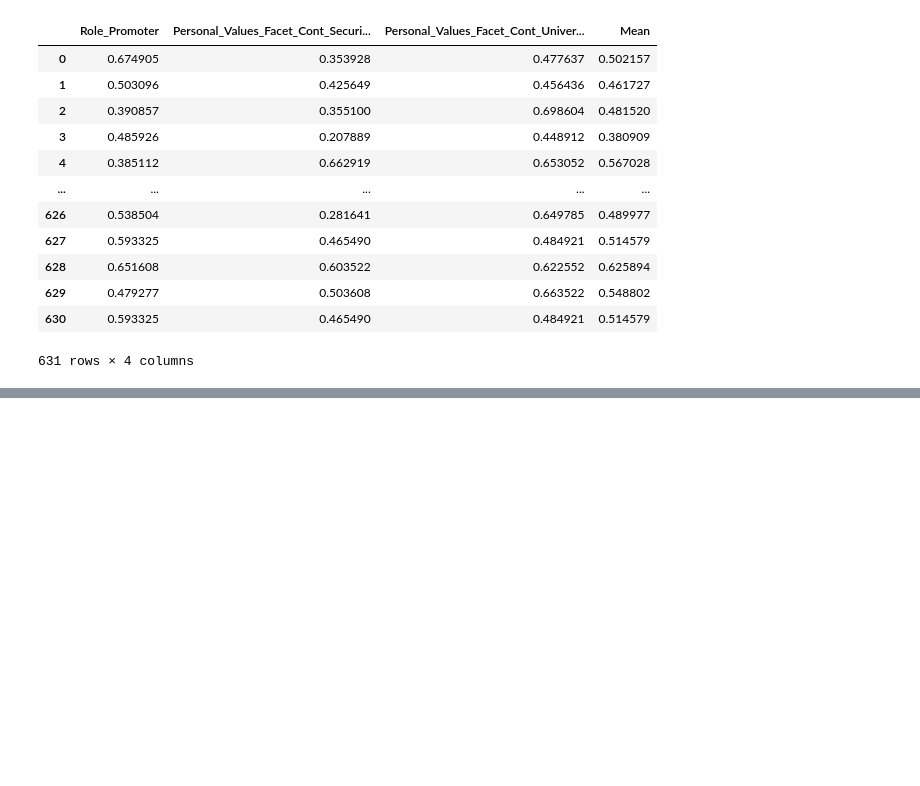
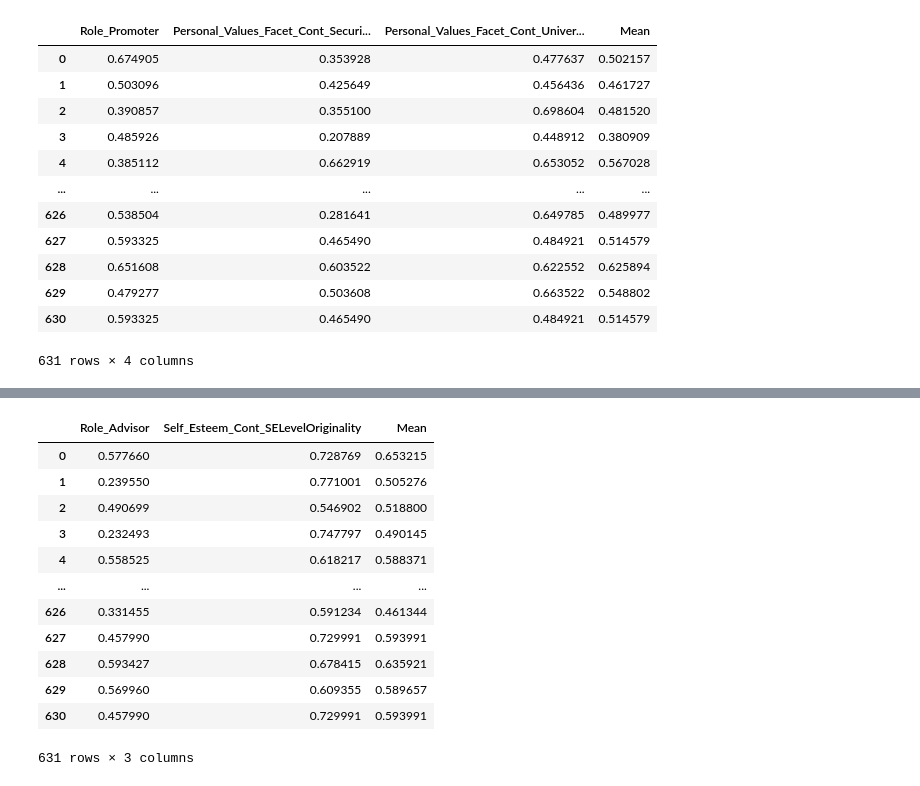
Before and after one commit to dindaslsbilla/coba, a Jupyter notebook: Untitled1.ipynb, the cells around one changed output, grey strips where cells are left out. Cells and saved outputs as stored; diff of their text form; code cells hidden in the pictures; blank space fills up the shorter version.

Commit message:
add role advisor to csv

```diff
--- a/Untitled1.ipynb
+++ b/Untitled1.ipynb
@@ -863,0 +883,25 @@ rolepromoter_df
+# %%
+roleadvisor_df=pd.read_csv('maingames_roleadvisor.csv')
+roleadvisor_df.mean(axis=0)
+roleadvisor_df.drop(columns=roleadvisor_df.columns[0],
+        axis=1,
+        inplace=True)
+roleadvisor_df.to_csv('maingames_roleadvisor.csv',index="False")
+mean_row=roleadvisor_df.mean(axis=1)
+roleadvisor_df['Mean']=mean_row
+roleadvisor_df.to_csv('maingames_roleadvisor.csv',index="False")
+roleadvisor_df
+# %% [output]
+|  | Role_Advisor | Self_Esteem_Cont_SELevelOriginality | Mean |
+| 0 | 0.577660 | 0.728769 | 0.653215 |
+| 1 | 0.239550 | 0.771001 | 0.505276 |
+| 2 | 0.490699 | 0.546902 | 0.518800 |
+| 3 | 0.232493 | 0.747797 | 0.490145 |
+| 4 | 0.558525 | 0.618217 | 0.588371 |
+| ... | ... | ... | ... |
+| 626 | 0.331455 | 0.591234 | 0.461344 |
+| 627 | 0.457990 | 0.729991 | 0.593991 |
+| 628 | 0.593427 | 0.678415 | 0.635921 |
+| 629 | 0.569960 | 0.609355 | 0.589657 |
+| 630 | 0.457990 | 0.729991 | 0.593991 |
+631 rows × 3 columns
```
Also changed, not shown: parts of 2 cells of this notebook, 2 other files.
